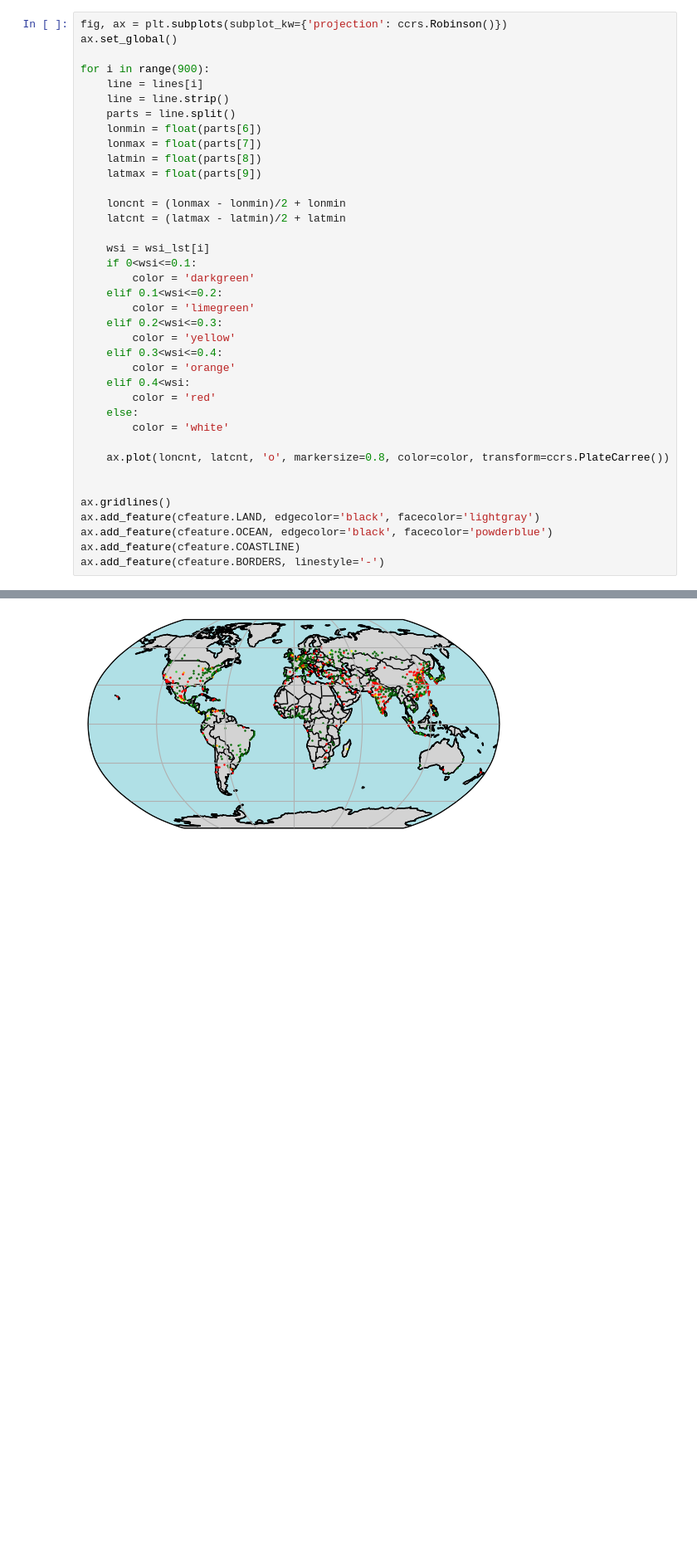
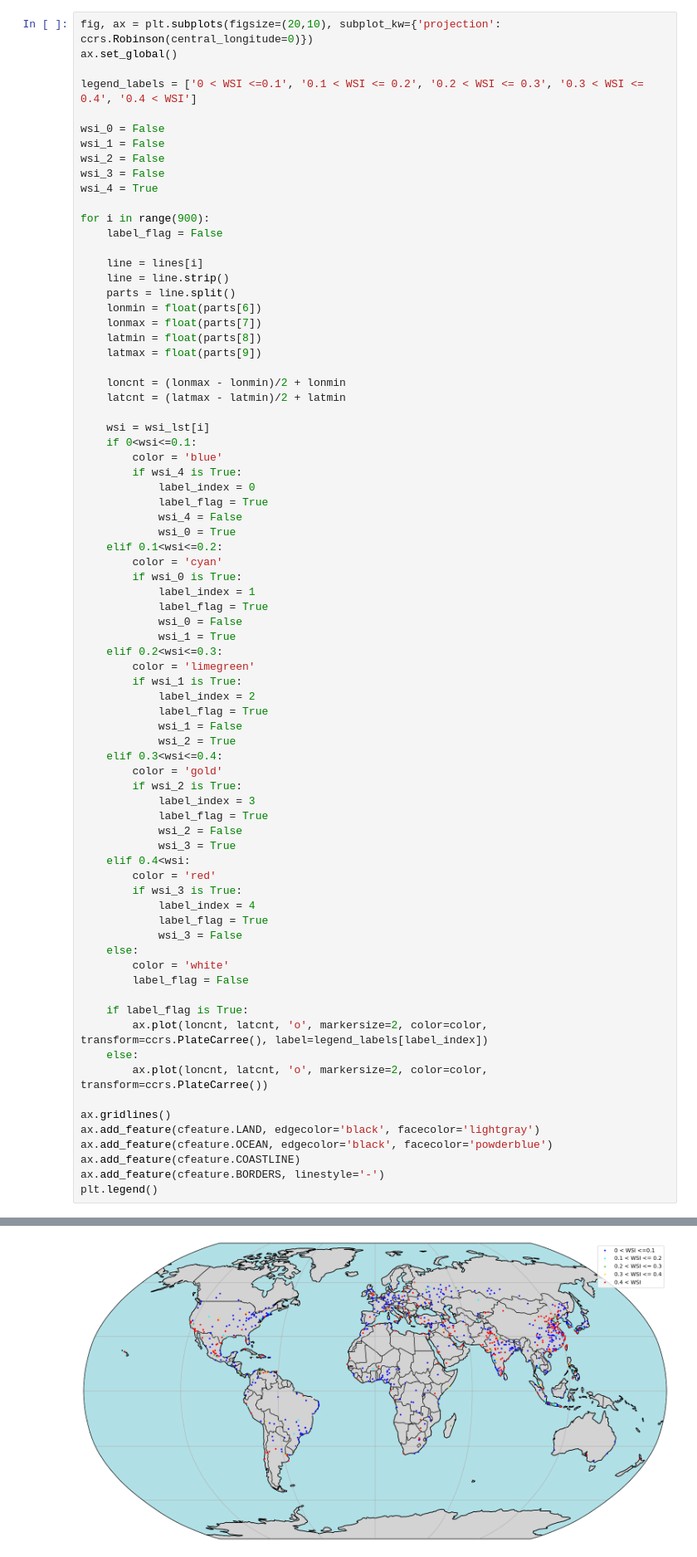
Before and after one commit to HalKiyo/xeno_jupyter_test, a Jupyter notebook: city/wsimap.ipynb, the cells around one changed output, grey strips where cells are left out. Shown at 83% size. Cells and saved outputs as stored; diff of their text form; blank space fills up the shorter version.

```diff
--- a/city/wsimap.ipynb
+++ b/city/wsimap.ipynb
@@ -22,10 +22,20 @@ wsi_lst = np.load(path)
 with open(citypath, "r") as input_file:
     lines = input_file.readlines()
 # %%
-fig, ax = plt.subplots(subplot_kw={'projection': ccrs.Robinson()})
+fig, ax = plt.subplots(figsize=(20,10), subplot_kw={'projection': ccrs.Robinson(central_longitude=0)})
 ax.set_global()
 
+legend_labels = ['0 < WSI <=0.1', '0.1 < WSI <= 0.2', '0.2 < WSI <= 0.3', '0.3 < WSI <= 0.4', '0.4 < WSI']
+
+wsi_0 = False
+wsi_1 = False
+wsi_2 = False
+wsi_3 = False
+wsi_4 = True
+
 for i in range(900):
+    label_flag = False
+
     line = lines[i]
     line = line.strip()
     parts = line.split()
@@ -39,24 +49,52 @@ for i in range(900):
 
     wsi = wsi_lst[i]
     if 0<wsi<=0.1:
-        color = 'darkgreen'
+        color = 'blue'
+        if wsi_4 is True:
+            label_index = 0
+            label_flag = True
+            wsi_4 = False
+            wsi_0 = True
     elif 0.1<wsi<=0.2:
+        color = 'cyan'
+        if wsi_0 is True:
+            label_index = 1
+            label_flag = True
+            wsi_0 = False
+            wsi_1 = True
+    elif 0.2<wsi<=0.3:
         color = 'limegreen'
-    elif 0.2<wsi<=0.3:
-        color = 'yellow'
+        if wsi_1 is True:
+            label_index = 2
+            label_flag = True
+            wsi_1 = False
+            wsi_2 = True
     elif 0.3<wsi<=0.4:
-        color = 'orange'
+        color = 'gold'
+        if wsi_2 is True:
+            label_index = 3
+            label_flag = True
+            wsi_2 = False
+            wsi_3 = True
     elif 0.4<wsi:
         color = 'red'
+        if wsi_3 is True:
+            label_index = 4
+            label_flag = True
+            wsi_3 = False
     else:
         color = 'white'
+        label_flag = False
 
-    ax.plot(loncnt, latcnt, 'o', markersize=0.8, color=color, transform=ccrs.PlateCarree())
-
+    if label_flag is True:
+        ax.plot(loncnt, latcnt, 'o', markersize=2, color=color, transform=ccrs.PlateCarree(), label=legend_labels[label_index])
+    else:
+        ax.plot(loncnt, latcnt, 'o', markersize=2, color=color, transform=ccrs.PlateCarree())
 
 ax.gridlines()
 ax.add_feature(cfeature.LAND, edgecolor='black', facecolor='lightgray')
 ax.add_feature(cfeature.OCEAN, edgecolor='black', facecolor='powderblue')
 ax.add_feature(cfeature.COASTLINE)
 ax.add_feature(cfeature.BORDERS, linestyle='-')
+plt.legend()
 # %% [output]
@@ -64 +102 @@ ax.add_feature(cfeature.BORDERS, linestyle='-')
-[figure, old version]
+[figure, new version]
```
Also changed, not shown: parts of 3 cells of this notebook, 7 other files.
